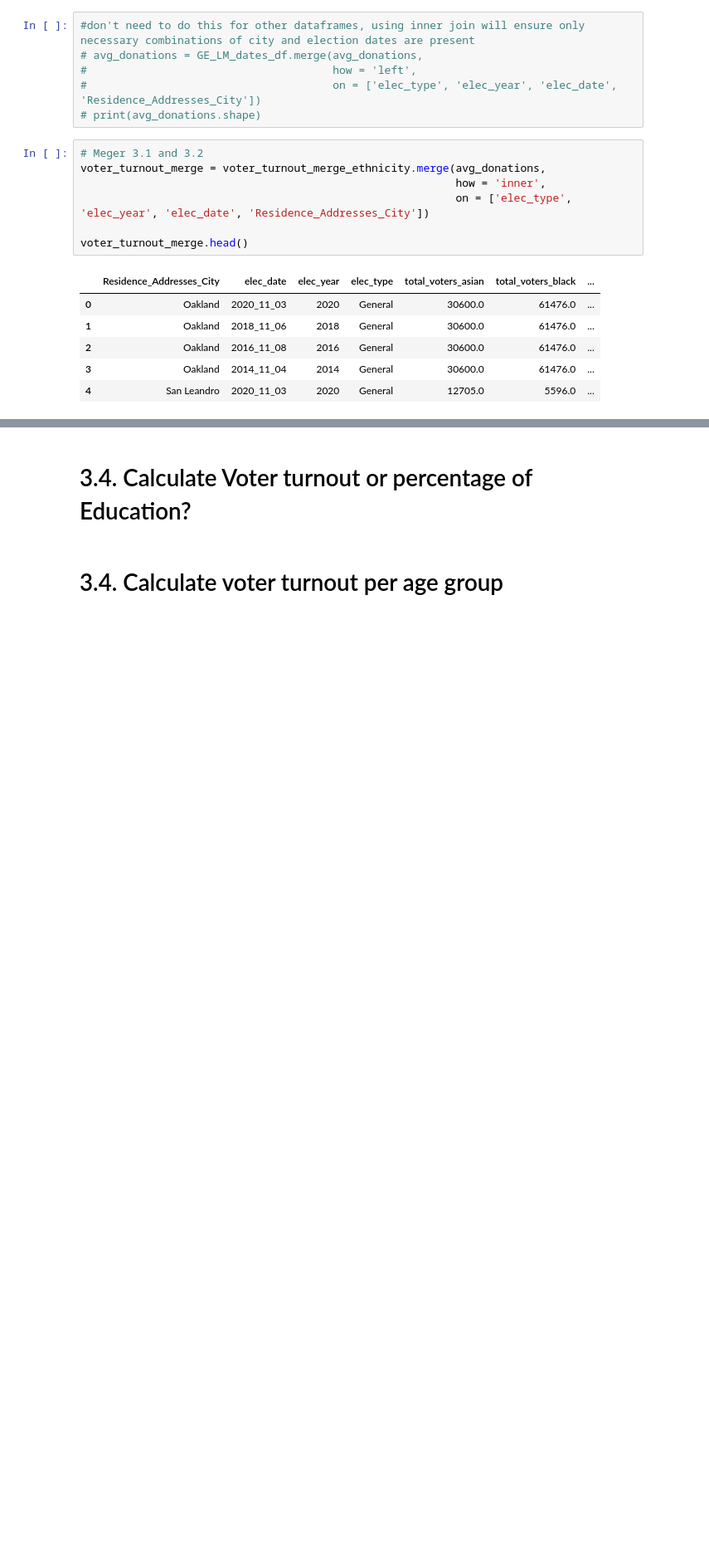
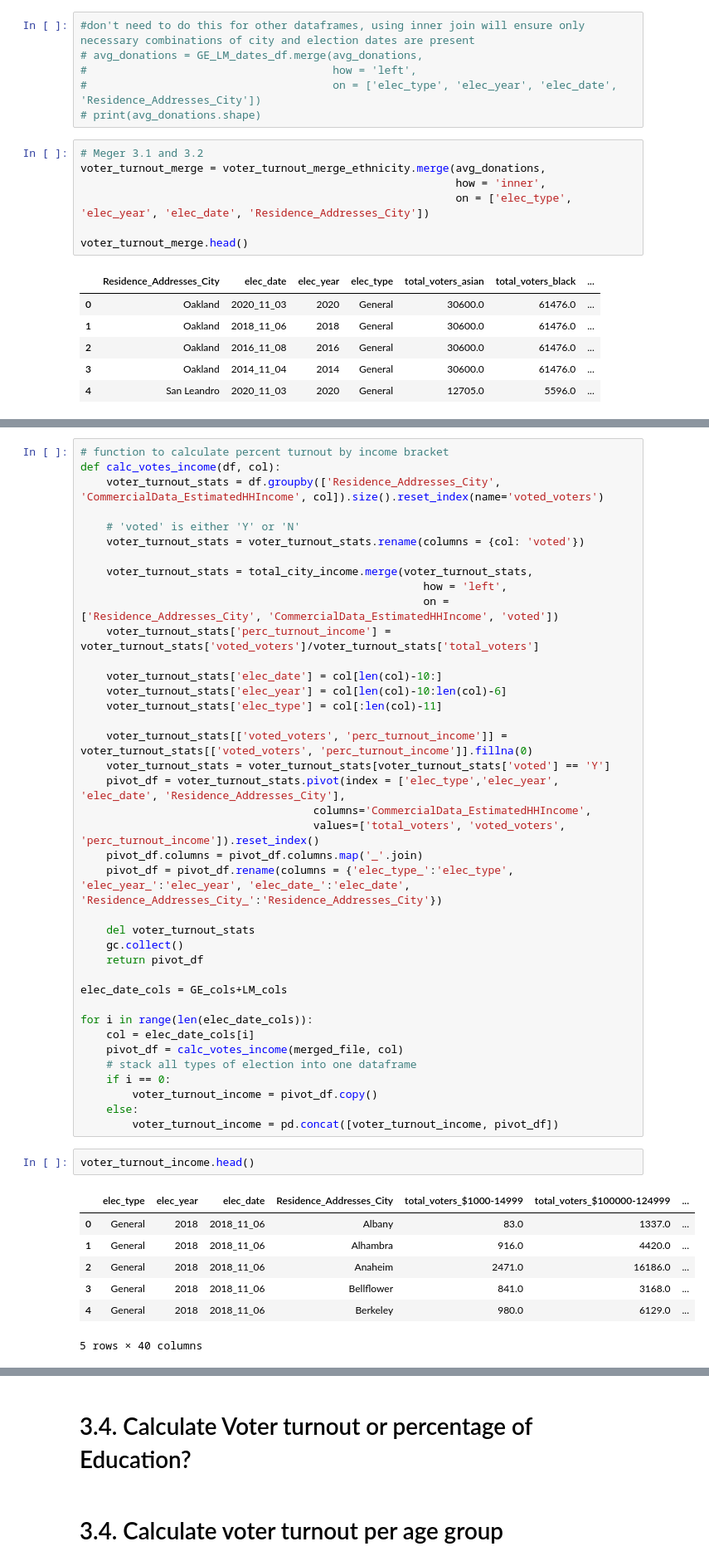
Before and after one commit to jnshzk/capstone, a Jupyter notebook: combine_demographic_vote_history.ipynb, the cells around one changed output, grey strips where cells are left out. Shown at 83% size. Cells and saved outputs as stored; diff of their text form; blank space fills up the shorter version.

```diff
--- a/combine_demographic_vote_history.ipynb
+++ b/combine_demographic_vote_history.ipynb
@@ -517,0 +571,49 @@ voter_turnout_merge.head()
+# %%
+# function to calculate percent turnout by income bracket
+def calc_votes_income(df, col):
+    voter_turnout_stats = df.groupby(['Residence_Addresses_City', 'CommercialData_EstimatedHHIncome', col]).size().reset_index(name='voted_voters')
+
+    # 'voted' is either 'Y' or 'N'
+    voter_turnout_stats = voter_turnout_stats.rename(columns = {col: 'voted'})
+
+    voter_turnout_stats = total_city_income.merge(voter_turnout_stats,
+                                                     how = 'left',
+                                                     on = ['Residence_Addresses_City', 'CommercialData_EstimatedHHIncome', 'voted'])
+    voter_turnout_stats['perc_turnout_income'] = voter_turnout_stats['voted_voters']/voter_turnout_stats['total_voters']
+
+    voter_turnout_stats['elec_date'] = col[len(col)-10:]
+    voter_turnout_stats['elec_year'] = col[len(col)-10:len(col)-6]
+    voter_turnout_stats['elec_type'] = col[:len(col)-11]
+
+    voter_turnout_stats[['voted_voters', 'perc_turnout_income']] = voter_turnout_stats[['voted_voters', 'perc_turnout_income']].fillna(0)
+    voter_turnout_stats = voter_turnout_stats[voter_turnout_stats['voted'] == 'Y']
+    pivot_df = voter_turnout_stats.pivot(index = ['elec_type','elec_year', 'elec_date', 'Residence_Addresses_City'],
+                                    columns='CommercialData_EstimatedHHIncome',
+                                    values=['total_voters', 'voted_voters', 'perc_turnout_income']).reset_index()
+    pivot_df.columns = pivot_df.columns.map('_'.join)
+    pivot_df = pivot_df.rename(columns = {'elec_type_':'elec_type', 'elec_year_':'elec_year', 'elec_date_':'elec_date', 'Residence_Addresses_City_':'Residence_Addresses_City'})
+
+    del voter_turnout_stats
+    gc.collect()
+    return pivot_df
+
+elec_date_cols = GE_cols+LM_cols
+
+for i in range(len(elec_date_cols)):
+    col = elec_date_cols[i]
+    pivot_df = calc_votes_income(merged_file, col)
+    # stack all types of election into one dataframe
+    if i == 0:
+        voter_turnout_income = pivot_df.copy()
+    else:
+        voter_turnout_income = pd.concat([voter_turnout_income, pivot_df])
+# %%
+voter_turnout_income.head()
+# %% [output]
+|  | elec_type | elec_year | elec_date | Residence_Addresses_City | total_voters_$1000-14999 | total_voters_$100000-124999 | ... |
+| 0 | General | 2018 | 2018_11_06 | Albany | 83.0 | 1337.0 | ... |
+| 1 | General | 2018 | 2018_11_06 | Alhambra | 916.0 | 4420.0 | ... |
+| 2 | General | 2018 | 2018_11_06 | Anaheim | 2471.0 | 16186.0 | ... |
+| 3 | General | 2018 | 2018_11_06 | Bellflower | 841.0 | 3168.0 | ... |
+| 4 | General | 2018 | 2018_11_06 | Berkeley | 980.0 | 6129.0 | ... |
+5 rows × 40 columns
```
Also changed, not shown: parts of 18 cells of this notebook, 1 other file.
